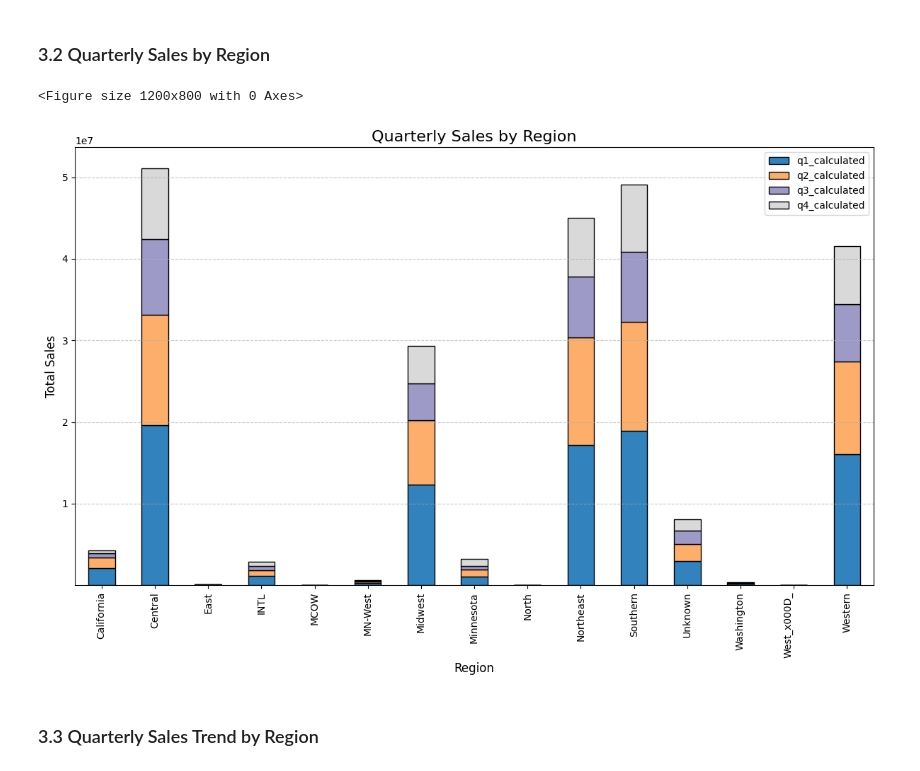
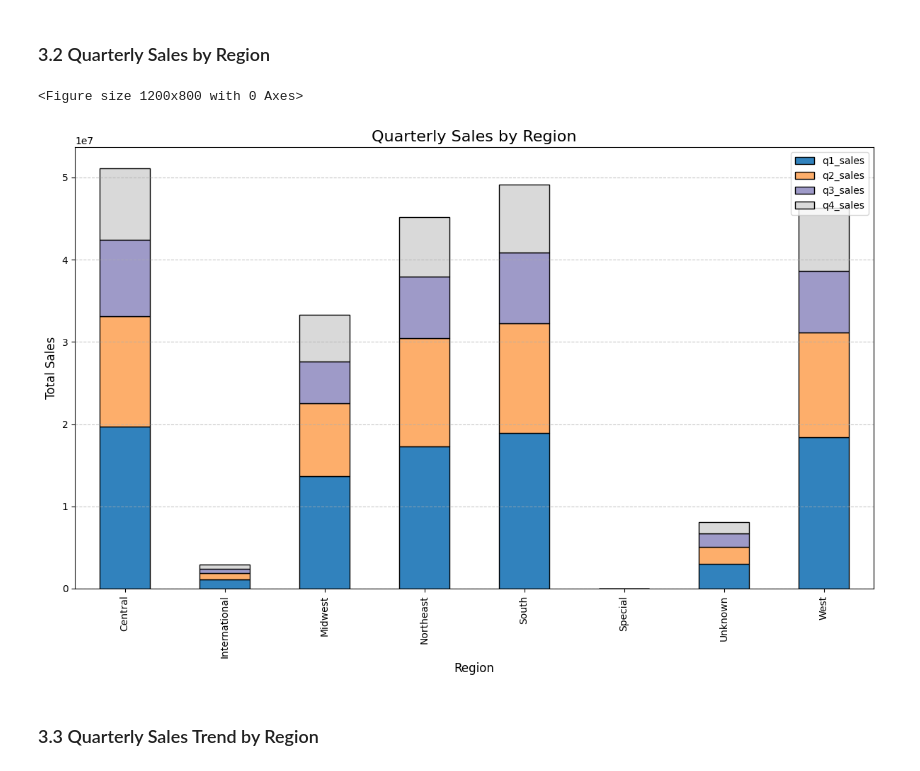
Before and after one commit to Rachel-you/crystal_synergy, a Jupyter notebook: sales_visual_v2.ipynb, the cells around one changed output. Saved outputs shown, nothing was run; the diff lists cells and outputs as text; code cells hidden in the pictures.

```diff
--- a/sales_visual_v2.ipynb
+++ b/sales_visual_v2.ipynb
@@ -21,7 +21,7 @@
 import pandas as pd
 
 # Load the dataset
-file_path = '/Users/rachelyou/Downloads/region_cleaned_final_data.csv'
+file_path = '/Users/rachelyou/Downloads/cleaned_data_V3.csv'
 data = pd.read_csv(file_path)
 
 data.head()
@@ -205,25 +201,25 @@ The line chart illustrates the **quarterly sales trends by year**, highlighting
 # %% [markdown]
 ### 3.2 Quarterly Sales by Region
 # %%
-
-quarterly_sales_by_region = data.groupby(['Territory'])[['q1_calculated', 'q2_calculated', 'q3_calculated', 'q4_calculated']].sum().reset_index()
+# Summing quarterly sales by region
+quarterly_sales_by_region = data.groupby('Territory')[['q1_sales', 'q2_sales', 'q3_sales', 'q4_sales']].sum().reset_index()
 
 plt.figure(figsize=(12, 8))
 
-quarterly_sales_by_region.set_index('Territory')[['q1_calculated', 'q2_calculated', 'q3_calculated', 'q4_calculated']].plot(
+# Plotting quarterly sales by region
+quarterly_sales_by_region.set_index('Territory')[['q1_sales', 'q2_sales', 'q3_sales', 'q4_sales']].plot(
     kind='bar', stacked=True, figsize=(12, 8), colormap='tab20c', edgecolor='black')
 
 plt.title('Quarterly Sales by Region', fontsize=16)
 plt.xlabel('Region', fontsize=12)
 plt.ylabel('Total Sales', fontsize=12)
-
 plt.grid(axis='y', linestyle='--', alpha=0.7)
 
 plt.tight_layout()
 plt.show()
 # %% [output]
 <Figure size 1200x800 with 0 Axes>
-[figure, old version]
+[figure, new version]
 # %% [markdown]
 ### 3.3 Quarterly Sales Trend by Region
 # %%
```
Also changed, not shown: parts of 24 cells of this notebook.
